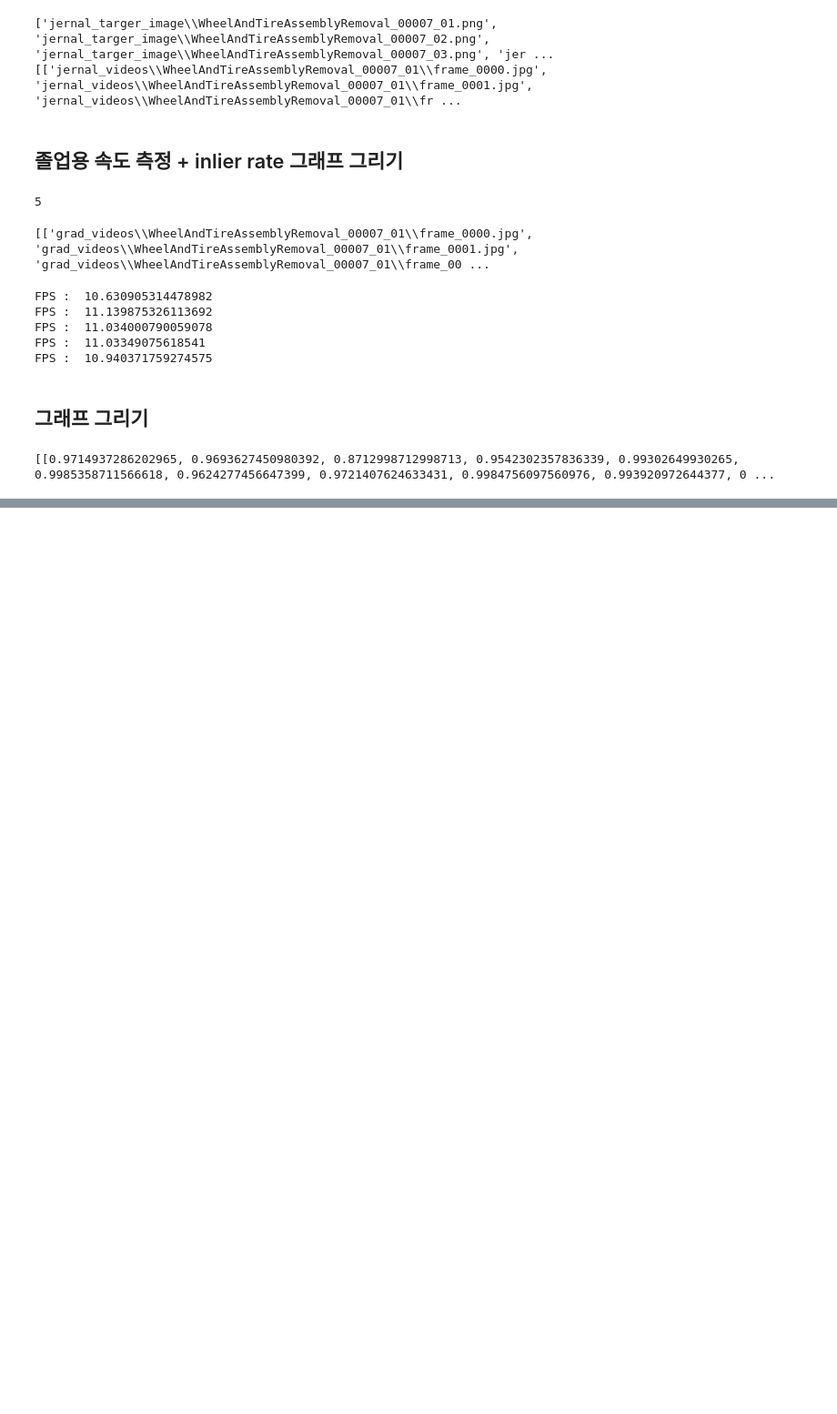
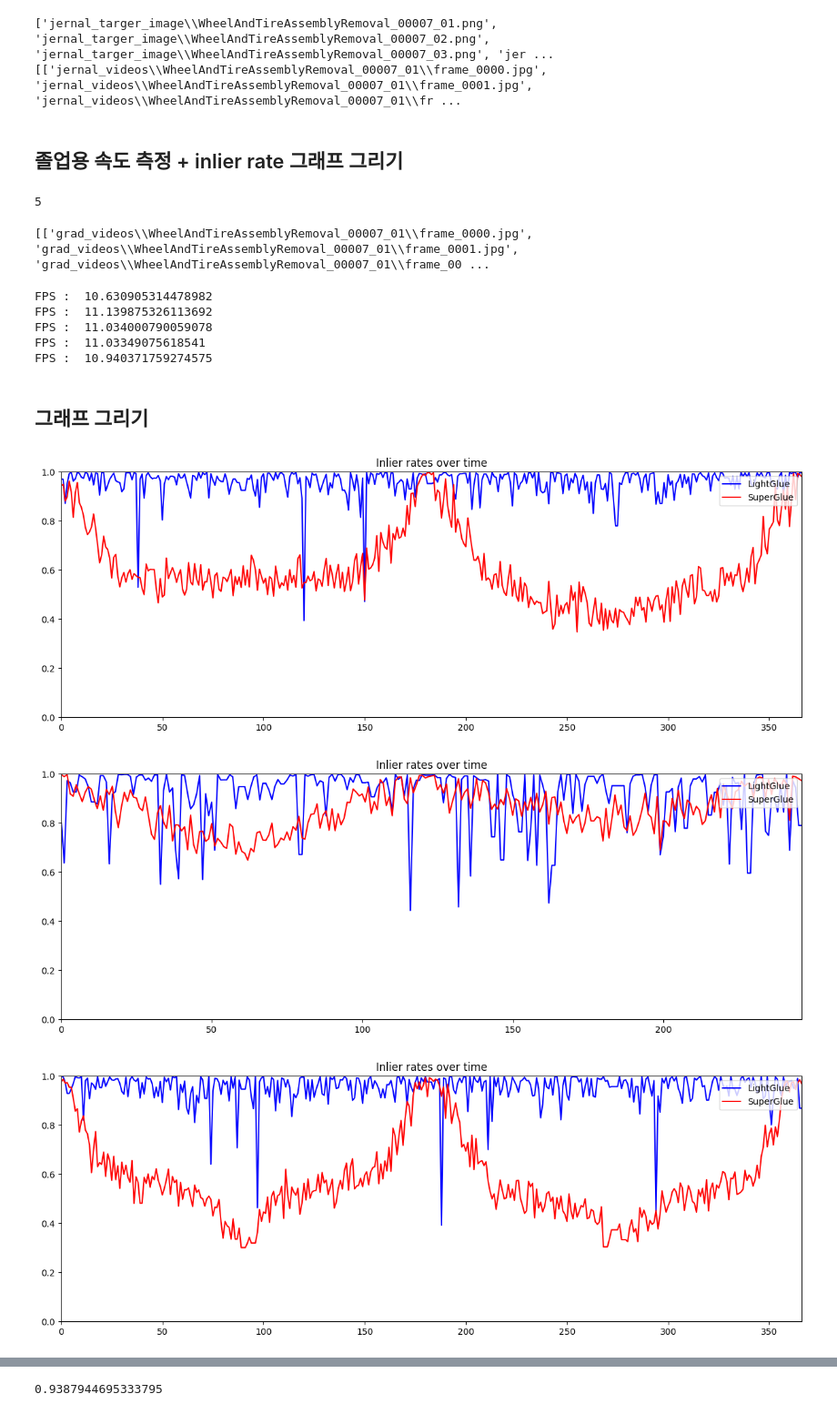
Before and after one commit to minjae0327/LightGlue, a Jupyter notebook: test_for_grad.ipynb, the cells around one changed output, grey strips where cells are left out. Shown at 91% size. Saved outputs shown, nothing was run; the diff lists cells and outputs as text; code cells hidden in the pictures; blank space fills up the shorter version.

```diff
--- a/test_for_grad.ipynb
+++ b/test_for_grad.ipynb
@@ -367,7 +367,3 @@ FPS :  11.03349075618541
 FPS :  10.940371759274575
 # %% [markdown]
 ## 그래프 그리기
-# %%
-print(lightglue_inliers)
-# %% [output]
-[[0.9714937286202965, 0.9693627450980392, 0.8712998712998713, 0.9542302357836339, 0.99302649930265, 0.9985358711566618, 0.9624277456647399, 0.9721407624633431, 0.9984756097560976, 0.993920972644377, 0 ...
@@ -410,0 +370,43 @@ plt.show()
+# %%
+import os
+import json
+import matplotlib.pyplot as plt
+from matplotlib.animation import FuncAnimation
+
+# inlier rates 가져오기
+LightGlue_inliers = None
+SuperGlue_inliers = None
+
+with open('LightGlue_inliers.json', 'r') as f:
+    LightGlue_inliers = json.load(f)
+
+with open('SuperGlue_inliers.json', 'r') as f:
+    SuperGlue_inliers = json.load(f)
+# %%
+for i in range(5):
+    for j in range(len(LightGlue_inliers[i])):
+        if LightGlue_inliers[i][j] < 0.3 and j > 0:
+            LightGlue_inliers[i][j] = LightGlue_inliers[i][j-1]
+
+for i in range(5):
+    for j in range(len(SuperGlue_inliers[i])):
+        if SuperGlue_inliers[i][j] < 0.3 and j > 0:
+            SuperGlue_inliers[i][j] = SuperGlue_inliers[i][j-1]
+# %%
+# 각 데이터를 별도의 서브플롯에 그리기
+for i in range(5):
+    fig, axes = plt.subplots(1, 1, figsize=(15, 5), sharex=True)
+
+    axes.plot(LightGlue_inliers[i], color='blue', label='LightGlue')   # 빨간색 그래프
+    axes.plot(SuperGlue_inliers[i], color='red', label='SuperGlue')  # 파란색 그래프
+    axes.set_title(f'Inlier rates over time')                     # 그래프 제목 설정
+    axes.set_ylim(0, 1)                                # y축 범위 설정
+    axes.set_xlim(0, len(LightGlue_inliers[i]) - 1)                # x축 범위 설정
+    axes.legend(loc='upper right')                     # 범례 위치 설정
+
+plt.tight_layout()                                        # 레이아웃 조정
+plt.show()
+# %% [output]
+[figure, added]
+[figure, added]
+[figure, added]
@@ -410,0 +415,4 @@ plt.show()
+# %%
+sum(SuperGlue_inliers[3]) / 799
+# %% [output]
+0.9387944695333795
```
Also changed, not shown: parts of 3 cells of this notebook, 5 other files.
